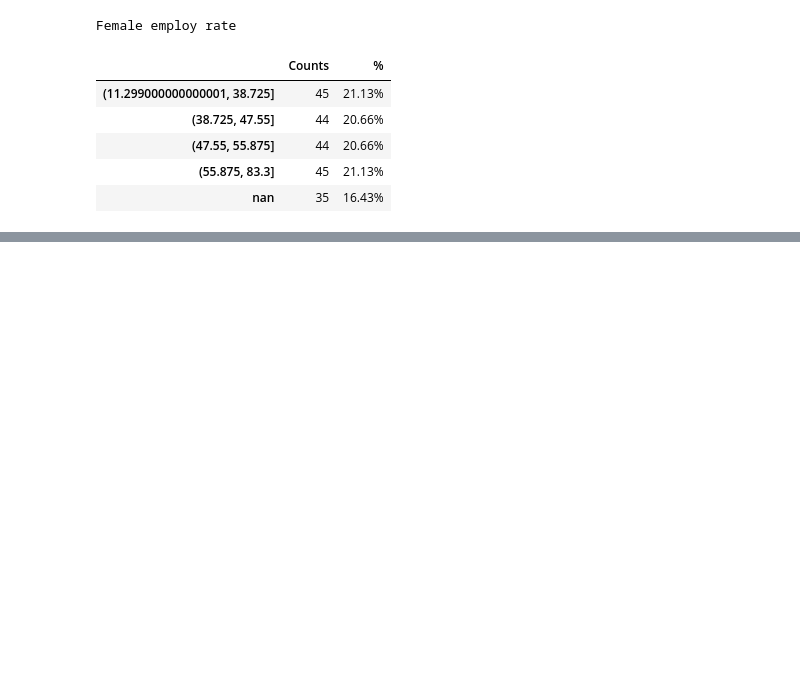
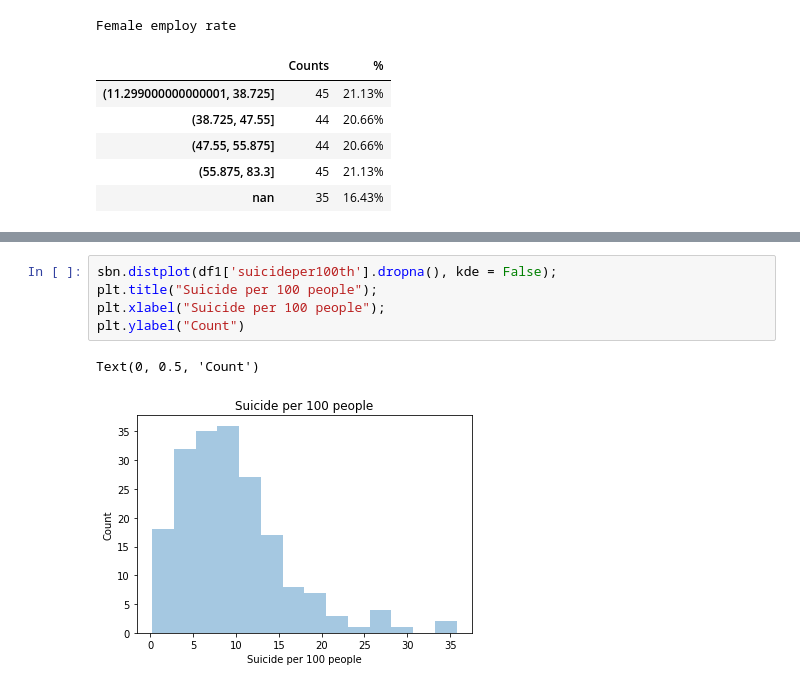
Before and after one commit to matheoxz/DataM-V-Wesleyan, a Jupyter notebook: GapMinder Suicide.ipynb, the cells around one changed output, grey strips where cells are left out. Saved outputs shown, nothing was run; the diff lists cells and outputs as text; blank space fills up the shorter version.

```diff
--- a/GapMinder Suicide.ipynb
+++ b/GapMinder Suicide.ipynb
@@ -197,0 +212,8 @@ Female employ rate
+# %%
+sbn.distplot(df1['suicideper100th'].dropna(), kde = False);
+plt.title("Suicide per 100 people");
+plt.xlabel("Suicide per 100 people");
+plt.ylabel("Count")
+# %% [output]
+Text(0, 0.5, 'Count')
+[figure, added]
```
Also changed, not shown: parts of 10 cells of this notebook.
